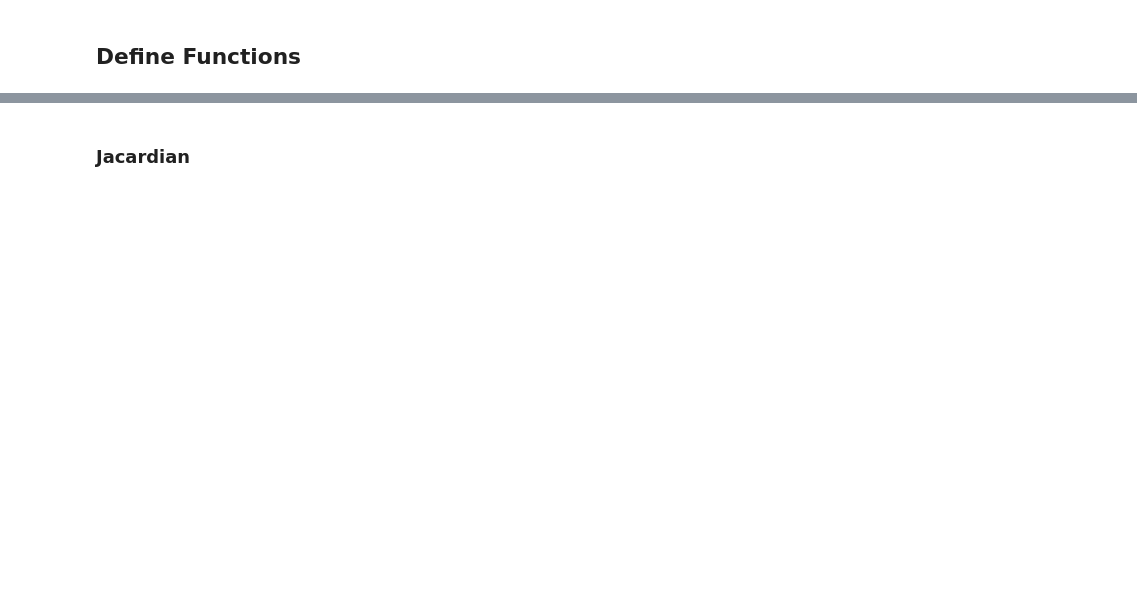
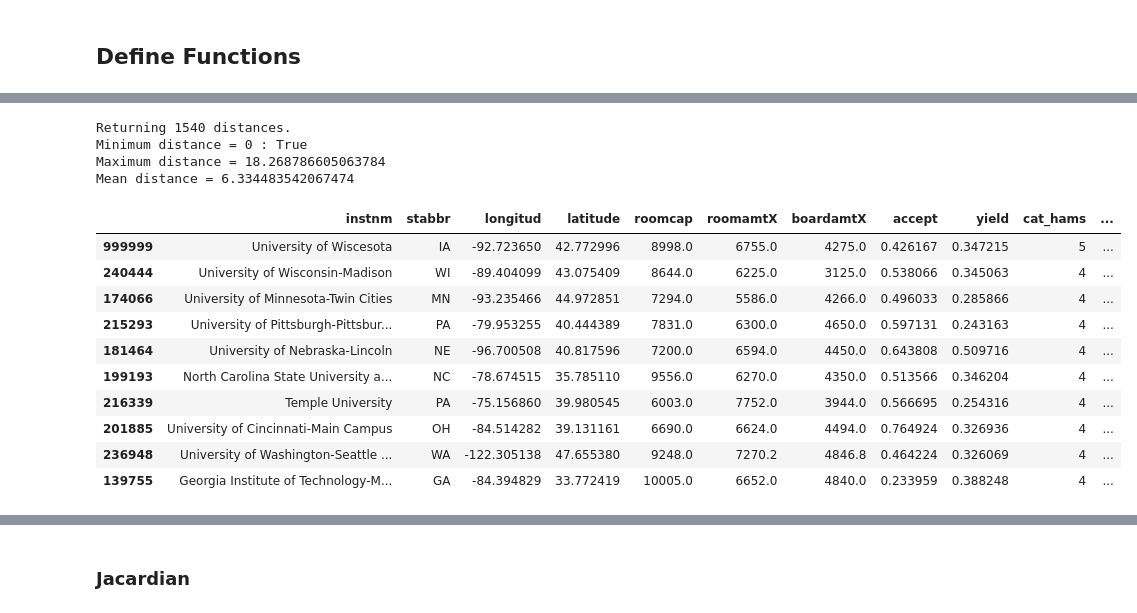
Before and after one commit to adamrossnelson/distances, a Jupyter notebook: ComparisonGroupLiveData.ipynb, the cells around one changed output, grey strips where cells are left out. Drawn from its saved outputs; the diff is of its cells as text; code cells hidden in the pictures; blank space fills up the shorter version.

```diff
--- a/ComparisonGroupLiveData.ipynb
+++ b/ComparisonGroupLiveData.ipynb
@@ -261,0 +305,30 @@ def euclidian(data, ref, cols, verbose=False):
+# %%
+wiscesota = {'instnm': ['University of Wiscesota'],
+             'stabbr': ['IA'],
+             'sector': ['Public, 4-year or above'],
+             'iclevel': ['Four or more years'],
+             'control': ['Public'],
+             'locale': ['City: Large'],
+             'instcat': ['Degree-granting, primarily baccalaureate or above'],
+             'c15basic': ['Doctoral Universities: Highest Research Activity'],
+             'instsize': ['20,000 and above'],
+             'longitud': [-92.723650],
+             'latitude': [42.772996],
+             'roomcap': [8998.0],
+             'applfeeu': [22.0],
+             'applcn': [42596.0],
+             'admssn': [18153.0],
+             'enrlft': [7597.0],
+             'enrlt': [6303.0],
+             'alloncam': ['2. No'],
+             'accept': [0.42616677622311955],
+             'yield': [0.34721533630804824],
+             'roomamtX': [6755.0],
+             'boardamtX': [4275.0]}
+# %%
+# Append the data frames
+df = pd.concat([df, pd.DataFrame(wiscesota)])
+# Replace unitid for Wiscesota = 999999
+new_index = df.index.to_list()
+new_index[-1] = 999999
+df.index = new_index
@@ -261,0 +355,30 @@ def euclidian(data, ref, cols, verbose=False):
+# %%
+cat_cols = ['stabbr','iclevel','control','locale','c15basic']
+df['cat_hams'] = hamming(df, ref=999999,
+                         cols=cat_cols)
+# %%
+continous_cols = ['longitud','latitude','roomcap','roomamtX','boardamtX',
+                  'accept','yield','cat_hams']
+df['wiscesota'] = euclidian(data=df, ref=999999,
+                               cols=continous_cols,
+                               verbose=True)
+# %% [output]
+Returning 1540 distances.
+Minimum distance = 0 : True
+Maximum distance = 18.268786605063784
+Mean distance = 6.334483542067474
+# %%
+df.sort_values(by='wiscesota', inplace=True)
+df[['instnm','stabbr'] + continous_cols + ['wiscesota']].head(n=10)
+# %% [output]
+|  | instnm | stabbr | longitud | latitude | roomcap | roomamtX | boardamtX | accept | yield | cat_hams | ... |
+| 999999 | University of Wiscesota | IA | -92.723650 | 42.772996 | 8998.0 | 6755.0 | 4275.0 | 0.426167 | 0.347215 | 5 | ... |
+| 240444 | University of Wisconsin-Madison | WI | -89.404099 | 43.075409 | 8644.0 | 6225.0 | 3125.0 | 0.538066 | 0.345063 | 4 | ... |
+| 174066 | University of Minnesota-Twin Cities | MN | -93.235466 | 44.972851 | 7294.0 | 5586.0 | 4266.0 | 0.496033 | 0.285866 | 4 | ... |
+| 215293 | University of Pittsburgh-Pittsbur... | PA | -79.953255 | 40.444389 | 7831.0 | 6300.0 | 4650.0 | 0.597131 | 0.243163 | 4 | ... |
+| 181464 | University of Nebraska-Lincoln | NE | -96.700508 | 40.817596 | 7200.0 | 6594.0 | 4450.0 | 0.643808 | 0.509716 | 4 | ... |
+| 199193 | North Carolina State University a... | NC | -78.674515 | 35.785110 | 9556.0 | 6270.0 | 4350.0 | 0.513566 | 0.346204 | 4 | ... |
+| 216339 | Temple University | PA | -75.156860 | 39.980545 | 6003.0 | 7752.0 | 3944.0 | 0.566695 | 0.254316 | 4 | ... |
+| 201885 | University of Cincinnati-Main Campus | OH | -84.514282 | 39.131161 | 6690.0 | 6624.0 | 4494.0 | 0.764924 | 0.326936 | 4 | ... |
+| 236948 | University of Washington-Seattle ... | WA | -122.305138 | 47.655380 | 9248.0 | 7270.2 | 4846.8 | 0.464224 | 0.326069 | 4 | ... |
+| 139755 | Georgia Institute of Technology-M... | GA | -84.394829 | 33.772419 | 10005.0 | 6652.0 | 4840.0 | 0.233959 | 0.388248 | 4 | ... |
```
Also changed, not shown: parts of 23 cells of this notebook, 3 other files.
